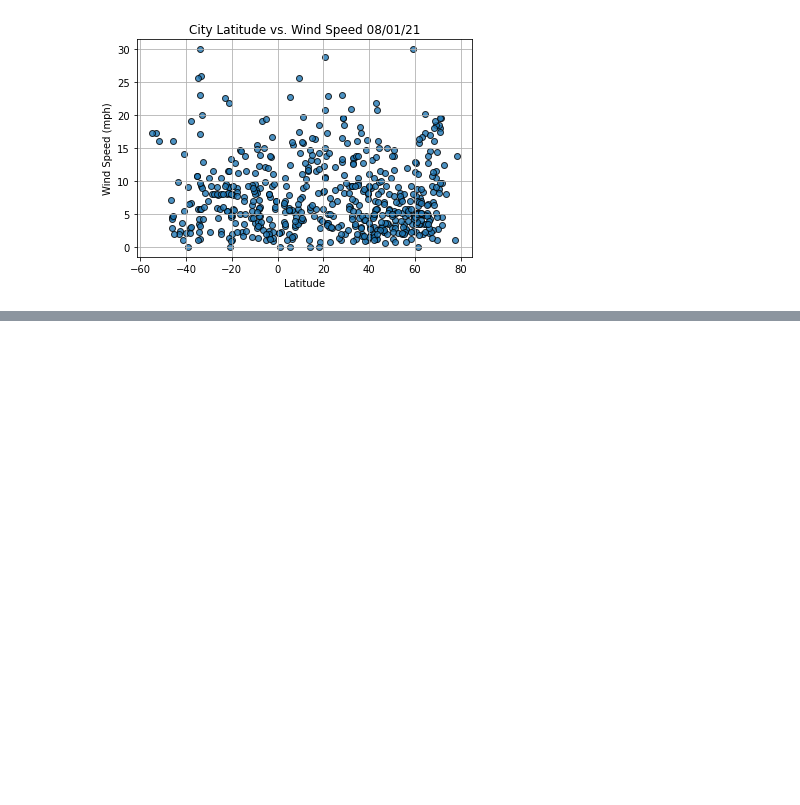
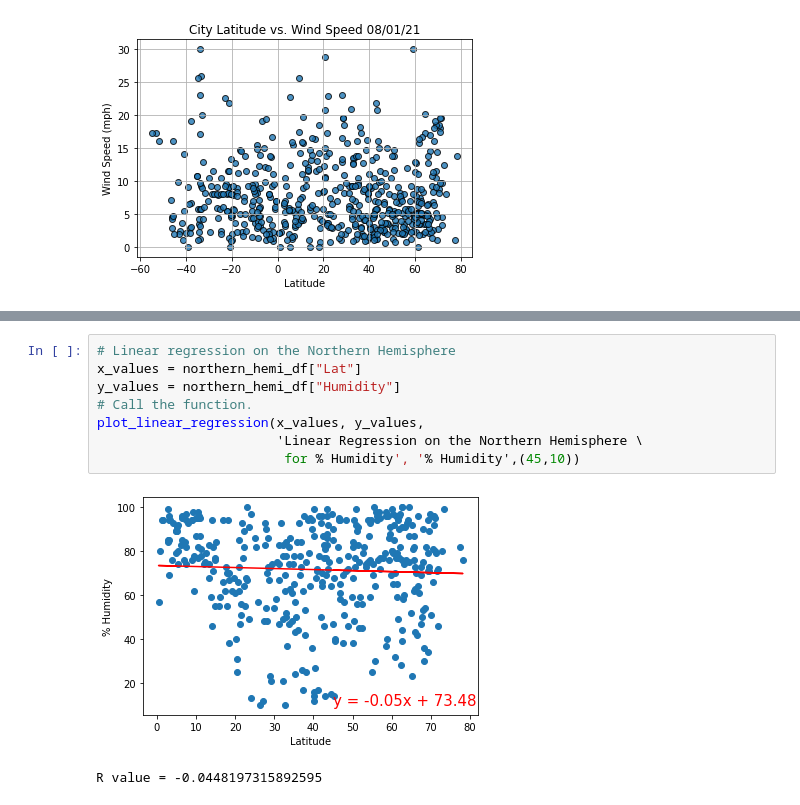
Before and after one commit to PGL50/World_Weather_Analysis, a Jupyter notebook: WeatherPy.ipynb, the cells around one changed output, grey strips where cells are left out. Drawn from its saved outputs; the diff is of its cells as text; blank space fills up the shorter version.

```diff
--- a/WeatherPy.ipynb
+++ b/WeatherPy.ipynb
@@ -321,0 +427,11 @@ plt.show()
+# %%
+# Linear regression on the Northern Hemisphere
+x_values = northern_hemi_df["Lat"]
+y_values = northern_hemi_df["Humidity"]
+# Call the function.
+plot_linear_regression(x_values, y_values,
+                       'Linear Regression on the Northern Hemisphere \
+                        for % Humidity', '% Humidity',(45,10))
+# %% [output]
+[figure, added]
+R value = -0.0448197315892595
```
Also changed, not shown: parts of 13 cells of this notebook.
